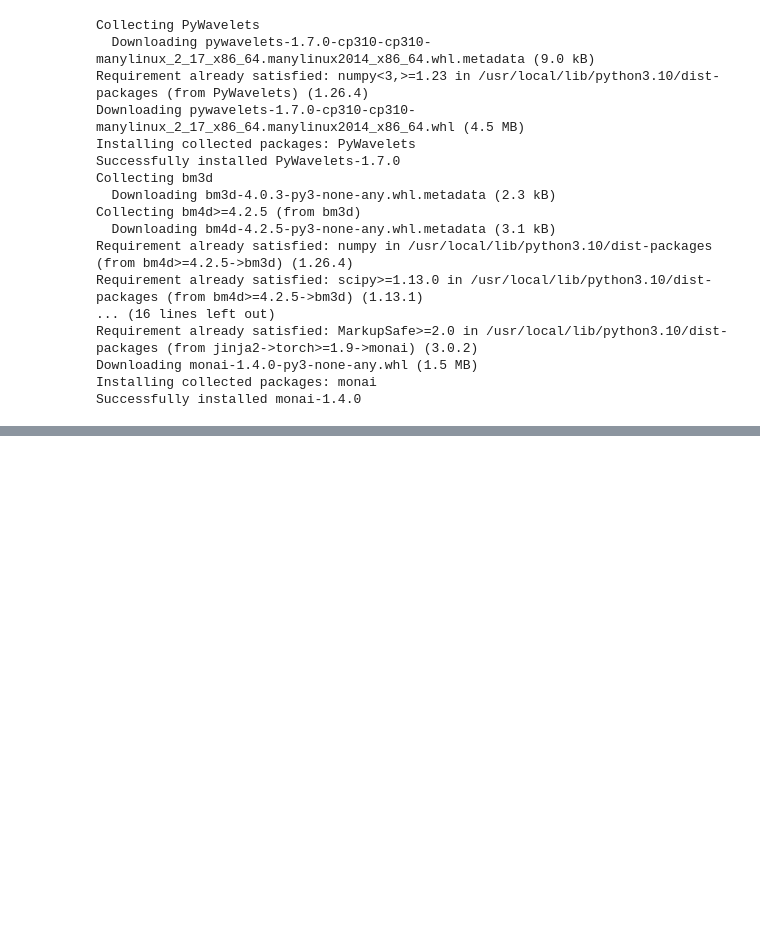
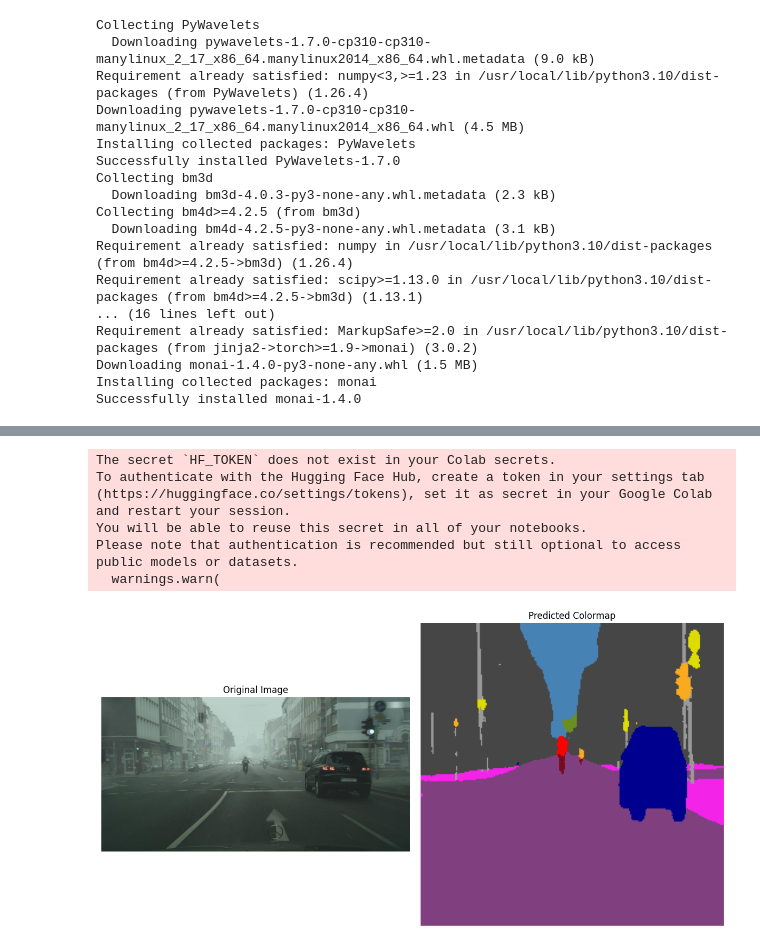
Before and after one commit to ErdemAslans/Autonomous_Driving_Segmentation_Using_ViT_and_SegFormer_with_CARLA, a Jupyter notebook: Autonomous_Driving_Segmentation_Using_ViT_and_SegFormer_with_Enhanced_Attention_Mechanisms.ipynb, the cells around one changed output, grey strips where cells are left out. Cells and saved outputs as stored; diff of their text form; code cells hidden in the pictures; blank space fills up the shorter version.

Commit message:
Colab kullanılarak oluşturuldu

```diff
--- a/Autonomous_Driving_Segmentation_Using_ViT_and_SegFormer_with_Enhanced_Attention_Mechanisms.ipynb
+++ b/Autonomous_Driving_Segmentation_Using_ViT_and_SegFormer_with_Enhanced_Attention_Mechanisms.ipynb
@@ -834,3 +1165,65 @@ test_model_with_visualization(model, test_dataloader, device, color_to_class)
+# %%
+from PIL import Image
+import torch
+import matplotlib.pyplot as plt
+from transformers import SegformerForSemanticSegmentation, SegformerFeatureExtractor
+import numpy as np
+
+# Test edilecek görüntünün adını belirtin
+image_path = '/content/drive/MyDrive/Images_Otomation/Foggy_Cityscapes-0000003414-fb7dc023.jpg'  # Görüntü dosya adı doğrudan burada ayarlandı
+image = Image.open(image_path).convert("RGB")
+
+# SegFormer modelini ve feature extractor'ı yükleyin
+device = torch.device("cuda" if torch.cuda.is_available() else "cpu")
+model_name = "nvidia/segformer-b5-finetuned-cityscapes-1024-1024"
+feature_extractor = SegformerFeatureExtractor.from_pretrained(model_name)
+model = SegformerForSemanticSegmentation.from_pretrained(model_name).to(device)
+
+# Görüntüyü model için hazırlayın
+inputs = feature_extractor(images=image, return_tensors="pt")
+inputs = {k: v.to(device) for k, v in inputs.items()}
+
+# Modeli çalıştırın ve tahmini alın
+with torch.no_grad():
+    outputs = model(**inputs)
+    logits = outputs.logits.cpu().squeeze()  # Batch boyutunu kaldır ve CPU'ya taşı
+
+# Tahmini al ve renk paletine göre haritalandır
+segmentation = logits.argmax(dim=0).numpy()
+
+# Cityscapes renk paleti
+colors = np.array([
+    [128, 64, 128], [244, 35, 232], [70, 70, 70], [102, 102, 156],
+    [190, 153, 153], [153, 153, 153], [250, 170, 30], [220, 220, 0],
+    [107, 142, 35], [152, 251, 152], [70, 130, 180], [220, 20, 60],
+    [255, 0, 0], [0, 0, 142], [0, 0, 70], [0, 60, 100],
+    [0, 80, 100], [0, 0, 230], [119, 11, 32]
+])
+
+# Tahmini renklendir
+segmentation_colored = colors[segmentation]
+
+# Orijinal ve tahmin edilen görüntüyü görselleştirme
+plt.figure(figsize=(12, 6))
+plt.subplot(1, 2, 1)
+plt.imshow(image)
+plt.title("Original Image")
+plt.axis("off")
+
+plt.subplot(1, 2, 2)
+plt.imshow(segmentation_colored)
+plt.title("Predicted Colormap")
+plt.axis("off")
+
+plt.tight_layout()
+plt.show()
+# %% [output]
+The secret `HF_TOKEN` does not exist in your Colab secrets.
+To authenticate with the Hugging Face Hub, create a token in your settings tab (https://huggingface.co/settings/tokens), set it as secret in your Google Colab and restart your session.
+You will be able to reuse this secret in all of your notebooks.
+Please note that authentication is recommended but still optional to access public models or datasets.
+  warnings.warn(
+[figure, added]
 # %%
 # Her epoch sonunda son modeli kaydetme
 torch.save(model.state_dict(), 'last_model.pth')
```
Also changed, not shown: parts of 21 cells of this notebook.
